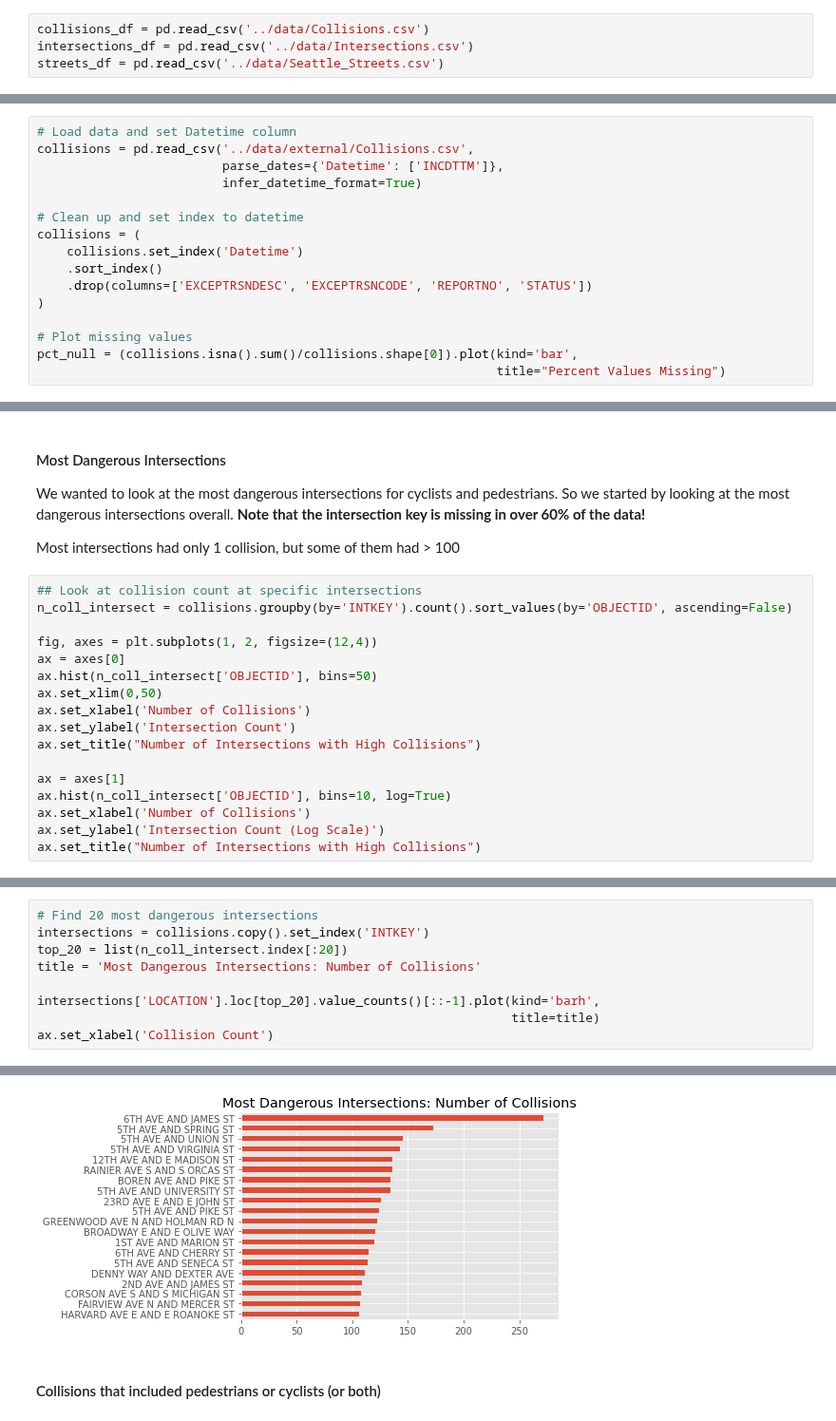
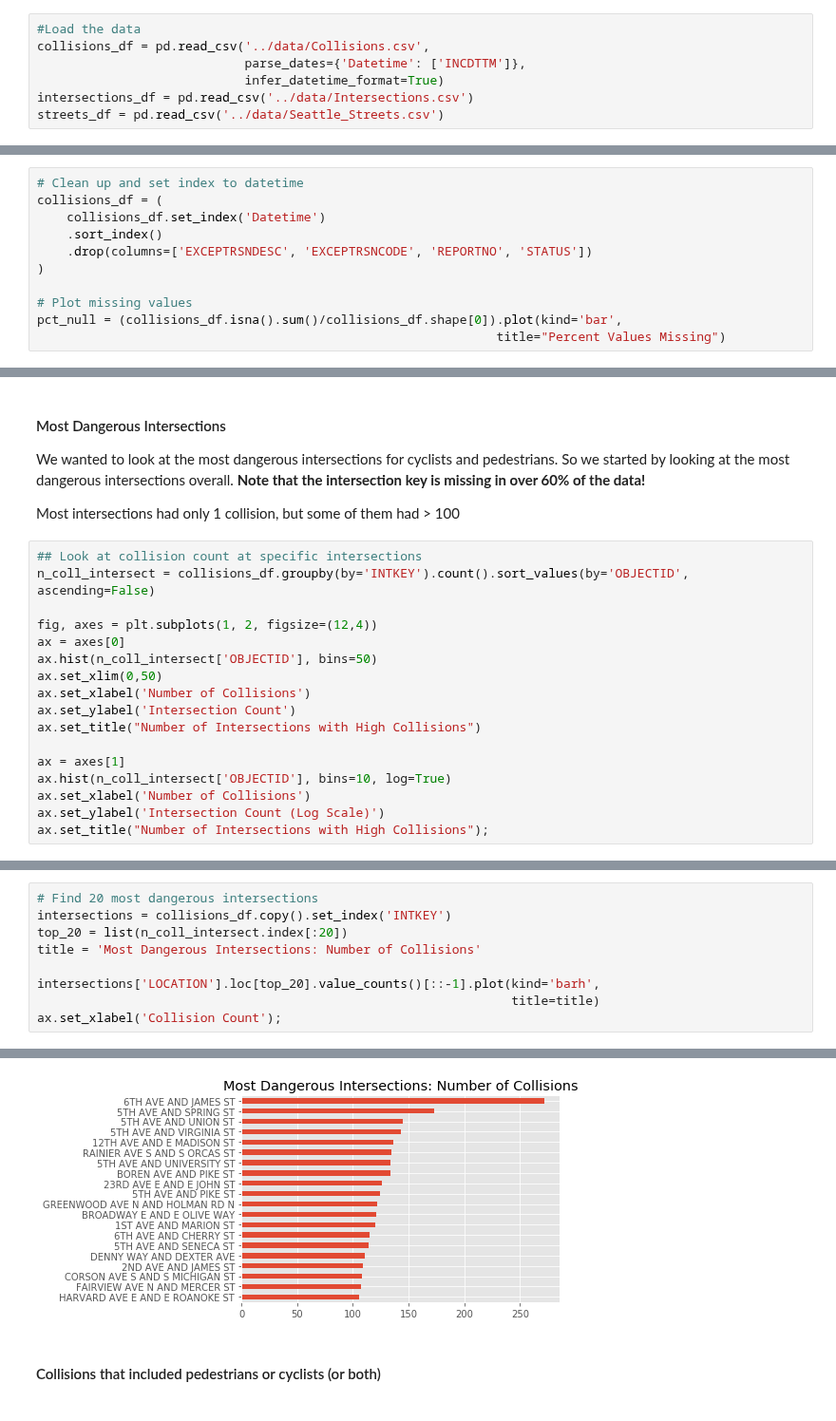
Before and after one commit to DataCircles/traffic_collisions_ml_team1, a Jupyter notebook: notebooks/data_report.ipynb, the cells around one changed output, grey strips where cells are left out. Shown at 95% size. Cells and saved outputs as stored; diff of their text form.

```diff
--- a/notebooks/data_report.ipynb
+++ b/notebooks/data_report.ipynb
@@ -28,7 +28,10 @@ from IPython.display import display, Markdown
 from IPython.core.interactiveshell import InteractiveShell
 InteractiveShell.ast_node_interactivity = "all"
 # %%
-collisions_df = pd.read_csv('../data/Collisions.csv')
+#Load the data
+collisions_df = pd.read_csv('../data/Collisions.csv',
+                            parse_dates={'Datetime': ['INCDTTM']},
+                            infer_datetime_format=True)
 intersections_df = pd.read_csv('../data/Intersections.csv')
 streets_df = pd.read_csv('../data/Seattle_Streets.csv')
 # %% [markdown]
@@ -293,19 +307,14 @@ collisions.describe()
 # %% [markdown]
 #### Missing Values in Data
 # %%
-# Load data and set Datetime column
-collisions = pd.read_csv('../data/external/Collisions.csv',
-                         parse_dates={'Datetime': ['INCDTTM']},
-                         infer_datetime_format=True)
-
 # Clean up and set index to datetime
-collisions = (
-    collisions.set_index('Datetime')
+collisions_df = (
+    collisions_df.set_index('Datetime')
     .sort_index()
     .drop(columns=['EXCEPTRSNDESC', 'EXCEPTRSNCODE', 'REPORTNO', 'STATUS'])
 )
 
 # Plot missing values
-pct_null = (collisions.isna().sum()/collisions.shape[0]).plot(kind='bar',
+pct_null = (collisions_df.isna().sum()/collisions_df.shape[0]).plot(kind='bar',
                                                               title="Percent Values Missing")
 # %% [output]
@@ -355,7 +364,7 @@ We wanted to look at the most dangerous intersections for cyclists and pedestria
 Most intersections had only 1 collision, but some of them had > 100
 # %%
 ## Look at collision count at specific intersections
-n_coll_intersect = collisions.groupby(by='INTKEY').count().sort_values(by='OBJECTID', ascending=False)
+n_coll_intersect = collisions_df.groupby(by='INTKEY').count().sort_values(by='OBJECTID', ascending=False)
 
 fig, axes = plt.subplots(1, 2, figsize=(12,4))
 ax = axes[0]
@@ -369,5 +378,5 @@ ax = axes[1]
 ax.hist(n_coll_intersect['OBJECTID'], bins=10, log=True)
 ax.set_xlabel('Number of Collisions')
 ax.set_ylabel('Intersection Count (Log Scale)')
-ax.set_title("Number of Intersections with High Collisions")
+ax.set_title("Number of Intersections with High Collisions");
 # %% [output]
@@ -403,11 +383,11 @@ Text(0.5, 1.0, 'Number of Intersections with High Collisions')
 [figure]
 # %%
 # Find 20 most dangerous intersections
-intersections = collisions.copy().set_index('INTKEY')
+intersections = collisions_df.copy().set_index('INTKEY')
 top_20 = list(n_coll_intersect.index[:20])
 title = 'Most Dangerous Intersections: Number of Collisions'
 
 intersections['LOCATION'].loc[top_20].value_counts()[::-1].plot(kind='barh',
                                                                 title=title)
-ax.set_xlabel('Collision Count')
+ax.set_xlabel('Collision Count');
 # %% [output]
@@ -416,4 +394,4 @@ Text(0.5, 20.200000000000003, 'Collision Count')
-[figure, old version]
+[figure, new version]
 # %% [markdown]
 #### Collisions that included pedestrians or cyclists (or both)
 # %%
```
Also changed, not shown: parts of 15 cells of this notebook.
